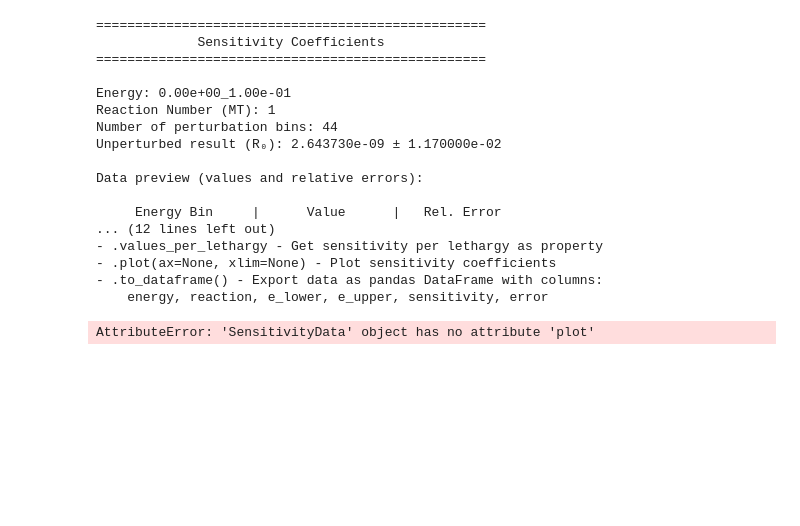
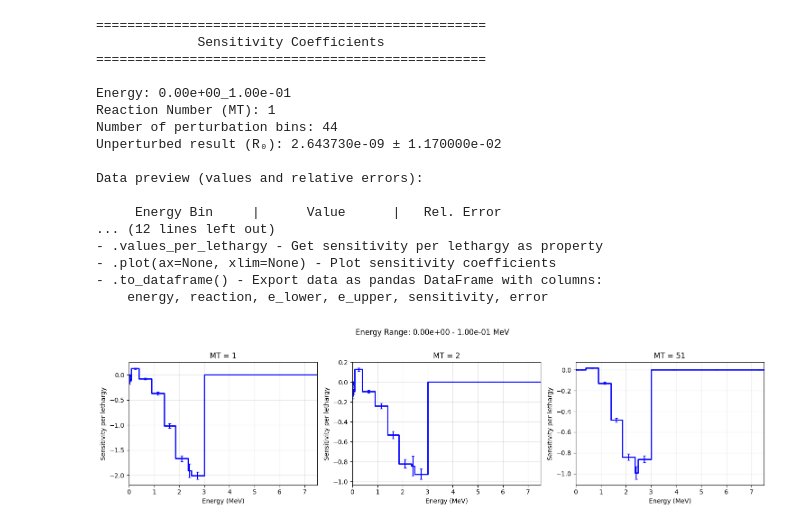
Before and after one commit to monleon96/kika, a Jupyter notebook: examples/output_parser.ipynb, the cells around one changed output. Cells and saved outputs as stored; diff of their text form; code cells hidden in the pictures; blank space fills up the shorter version.

```diff
--- a/examples/output_parser.ipynb
+++ b/examples/output_parser.ipynb
@@ -119,6 +269,6 @@ Data preview (values and relative errors):
 - .to_dataframe() - Export data as pandas DataFrame with columns:
     energy, reaction, e_lower, e_upper, sensitivity, error
 # %%
-sensdata.plot(energy=['0.00e+00_1.00e-01','1.00e-01_3.00e+00'], reaction=[1, 2,51], xlim=[0, 7.5])
+sensdata.plot_sensitivity(energy=['0.00e+00_1.00e-01'], reaction=[1, 2,51], xlim=[0, 7.5])
 # %% [output]
-AttributeError: 'SensitivityData' object has no attribute 'plot'
+[figure, added]
```
Also changed, not shown: parts of 19 cells of this notebook, 9 other files.
